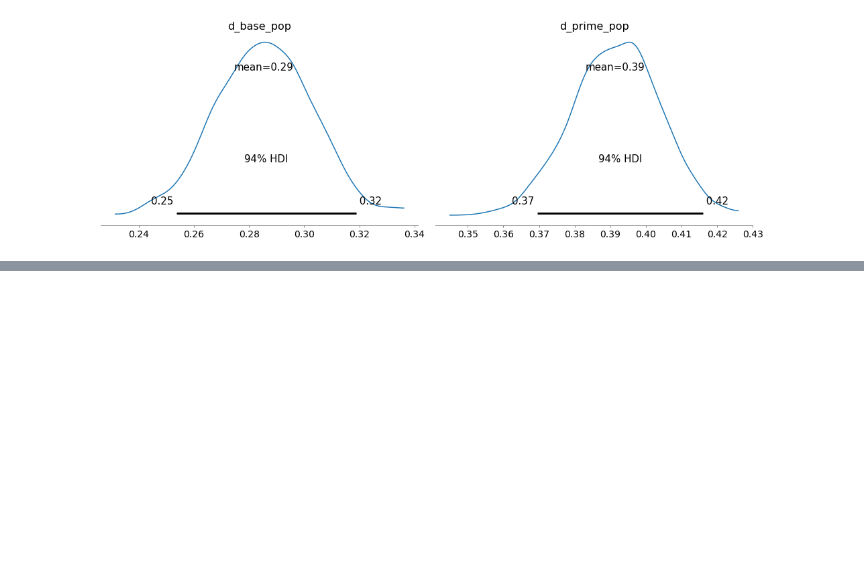
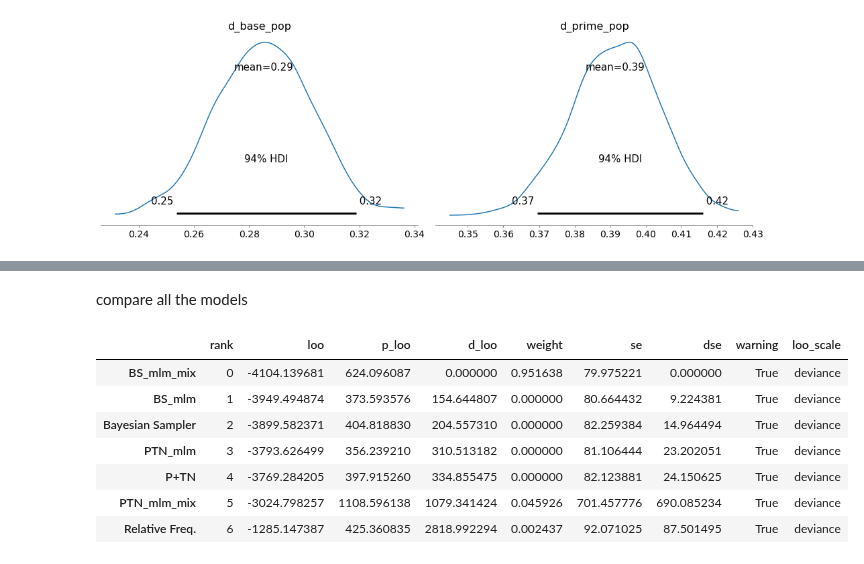
Before and after one commit to derekpowell/bayesian-sampler, a Jupyter notebook: bsampler-numpyro-exp2.ipynb, the cells around one changed output, grey strips where cells are left out. Cells and saved outputs as stored; diff of their text form; code cells hidden in the pictures; blank space fills up the shorter version.

```diff
--- a/bsampler-numpyro-exp2.ipynb
+++ b/bsampler-numpyro-exp2.ipynb
@@ -428,0 +585,23 @@ array([<AxesSubplot:title={'center':'d_base_pop'}>,
+# %% [markdown]
+compare all the models
+# %%
+az.compare(
+    {
+        "PTN_mlm":az_data_ptn_mlm,
+        "BS_mlm": az_data_bs_mlm,
+        "PTN_mlm_mix":az_data_ptn_mlm_mix,
+        "BS_mlm_mix": az_data_bs_mlm_mix,
+        "P+TN":az_data_ptn,
+        "Bayesian Sampler": az_data_bs,
+        "Relative Freq.":az_data_rf
+    },
+    scale="deviance", ic="loo")
+# %% [output]
+|  | rank | loo | p_loo | d_loo | weight | se | dse | warning | loo_scale |
+| BS_mlm_mix | 0 | -4104.139681 | 624.096087 | 0.000000 | 0.951638 | 79.975221 | 0.000000 | True | deviance |
+| BS_mlm | 1 | -3949.494874 | 373.593576 | 154.644807 | 0.000000 | 80.664432 | 9.224381 | True | deviance |
+| Bayesian Sampler | 2 | -3899.582371 | 404.818830 | 204.557310 | 0.000000 | 82.259384 | 14.964494 | True | deviance |
+| PTN_mlm | 3 | -3793.626499 | 356.239210 | 310.513182 | 0.000000 | 81.106444 | 23.202051 | True | deviance |
+| P+TN | 4 | -3769.284205 | 397.915260 | 334.855475 | 0.000000 | 82.123881 | 24.150625 | True | deviance |
+| PTN_mlm_mix | 5 | -3024.798257 | 1108.596138 | 1079.341424 | 0.045926 | 701.457776 | 690.085234 | True | deviance |
+| Relative Freq. | 6 | -1285.147387 | 425.360835 | 2818.992294 | 0.002437 | 92.071025 | 87.501495 | True | deviance |
```
Also changed, not shown: parts of 15 cells of this notebook, 5 other files.
